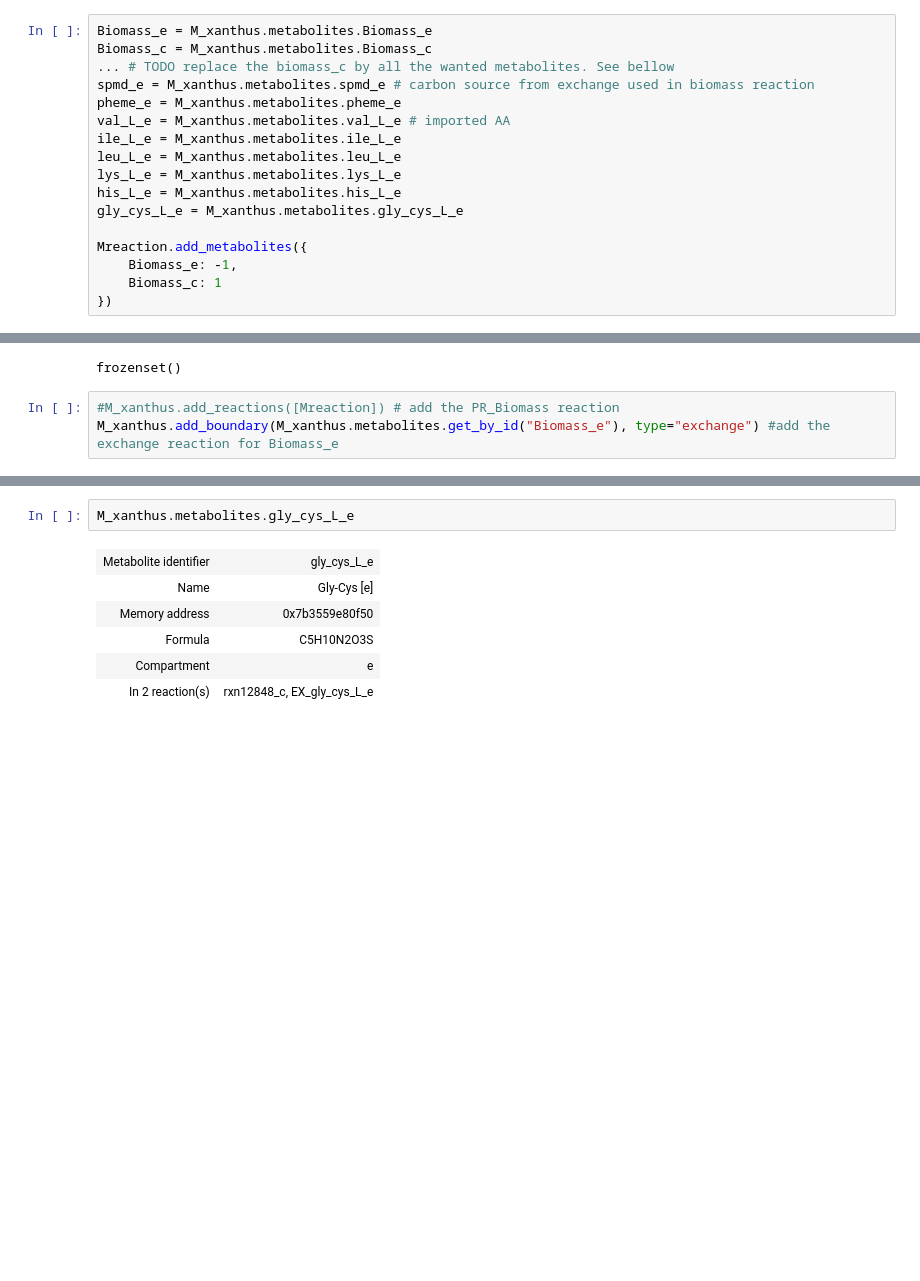
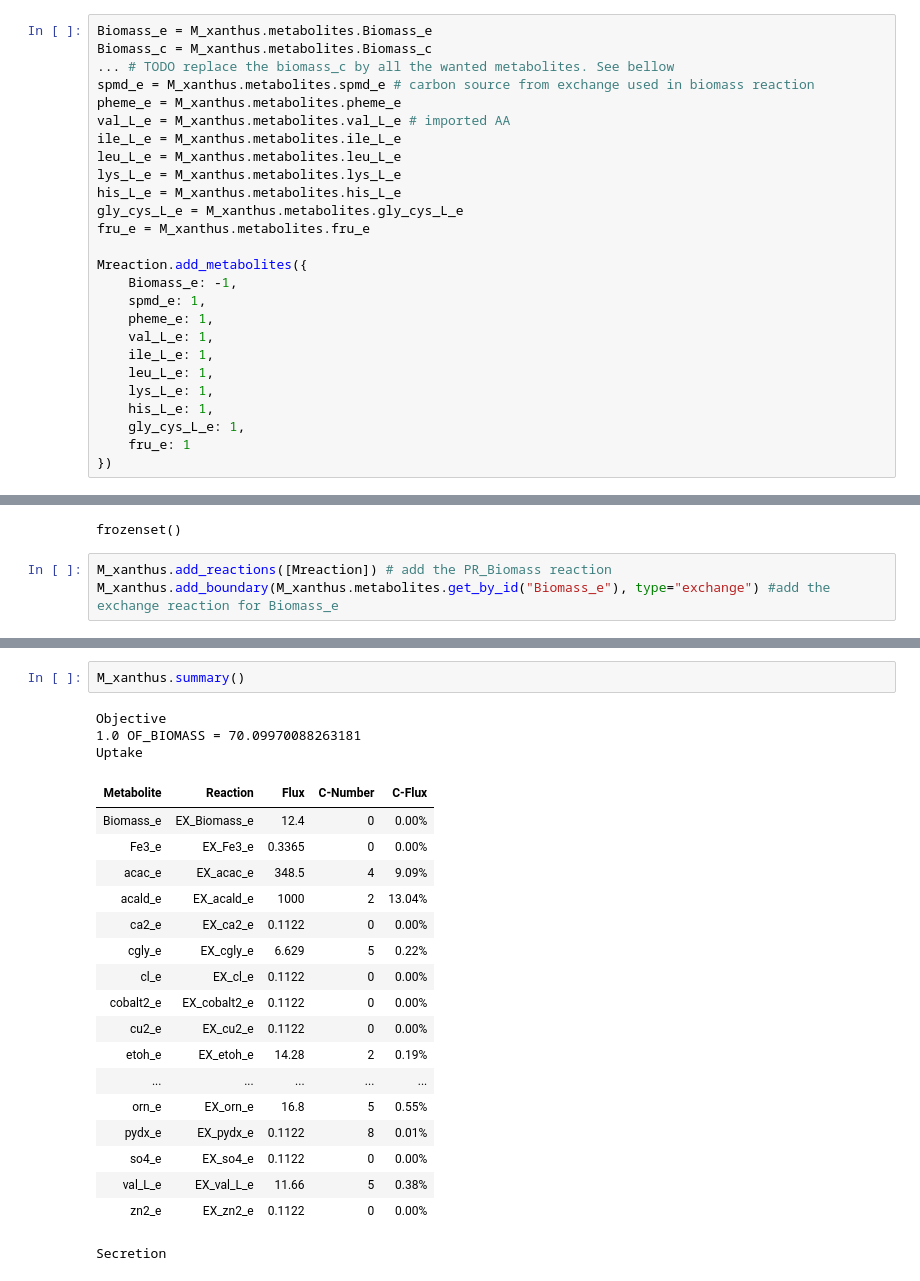
Before and after one commit to BondonMickael/M_xanthus-E_coli-Predation, a Jupyter notebook: notebooks/test.ipynb, the cells around one changed output, grey strips where cells are left out. Saved outputs shown, nothing was run; the diff lists cells and outputs as text; blank space fills up the shorter version.

```diff
--- a/notebooks/test.ipynb
+++ b/notebooks/test.ipynb
@@ -293,10 +293,19 @@ leu_L_e = M_xanthus.metabolites.leu_L_e
 lys_L_e = M_xanthus.metabolites.lys_L_e
 his_L_e = M_xanthus.metabolites.his_L_e
 gly_cys_L_e = M_xanthus.metabolites.gly_cys_L_e
+fru_e = M_xanthus.metabolites.fru_e
 
 Mreaction.add_metabolites({
     Biomass_e: -1,
-    Biomass_c: 1
+    spmd_e: 1,
+    pheme_e: 1,
+    val_L_e: 1,
+    ile_L_e: 1,
+    leu_L_e: 1,
+    lys_L_e: 1,
+    his_L_e: 1,
+    gly_cys_L_e: 1,
+    fru_e: 1
 })
 # %%
 Mreaction.reaction
@@ -308,7 +317,7 @@ Mreaction.genes
 # %% [output]
 frozenset()
 # %%
-#M_xanthus.add_reactions([Mreaction]) # add the PR_Biomass reaction
+M_xanthus.add_reactions([Mreaction]) # add the PR_Biomass reaction
 M_xanthus.add_boundary(M_xanthus.metabolites.get_by_id("Biomass_e"), type="exchange") #add the exchange reaction for Biomass_e
 # %% [output]
 | Reaction identifier | EX_Biomass_e |
@@ -319,11 +328,26 @@ M_xanthus.add_boundary(M_xanthus.metabolites.get_by_id("Biomass_e"), type="excha
 | Lower bound | -1000.0 |
 | Upper bound | 1000.0 |
 # %%
-M_xanthus.metabolites.gly_cys_L_e
+M_xanthus.summary()
 # %% [output]
+Objective
+1.0 OF_BIOMASS = 70.09970088263181
+Uptake
-| Metabolite identifier | gly_cys_L_e |
-| Name | Gly-Cys [e] |
-| Memory address | 0x7b3559e80f50 |
-| Formula | C5H10N2O3S |
-| Compartment | e |
-| In 2 reaction(s) | rxn12848_c, EX_gly_cys_L_e |
+| Metabolite | Reaction | Flux | C-Number | C-Flux |
+| Biomass_e | EX_Biomass_e | 12.4 | 0 | 0.00% |
+| Fe3_e | EX_Fe3_e | 0.3365 | 0 | 0.00% |
+| acac_e | EX_acac_e | 348.5 | 4 | 9.09% |
+| acald_e | EX_acald_e | 1000 | 2 | 13.04% |
+| ca2_e | EX_ca2_e | 0.1122 | 0 | 0.00% |
+| cgly_e | EX_cgly_e | 6.629 | 5 | 0.22% |
+| cl_e | EX_cl_e | 0.1122 | 0 | 0.00% |
+| cobalt2_e | EX_cobalt2_e | 0.1122 | 0 | 0.00% |
+| cu2_e | EX_cu2_e | 0.1122 | 0 | 0.00% |
+| etoh_e | EX_etoh_e | 14.28 | 2 | 0.19% |
+| ... | ... | ... | ... | ... |
+| orn_e | EX_orn_e | 16.8 | 5 | 0.55% |
+| pydx_e | EX_pydx_e | 0.1122 | 8 | 0.01% |
+| so4_e | EX_so4_e | 0.1122 | 0 | 0.00% |
+| val_L_e | EX_val_L_e | 11.66 | 5 | 0.38% |
+| zn2_e | EX_zn2_e | 0.1122 | 0 | 0.00% |
+Secretion
```
Also changed, not shown: parts of 7 cells of this notebook, 3 other files.
